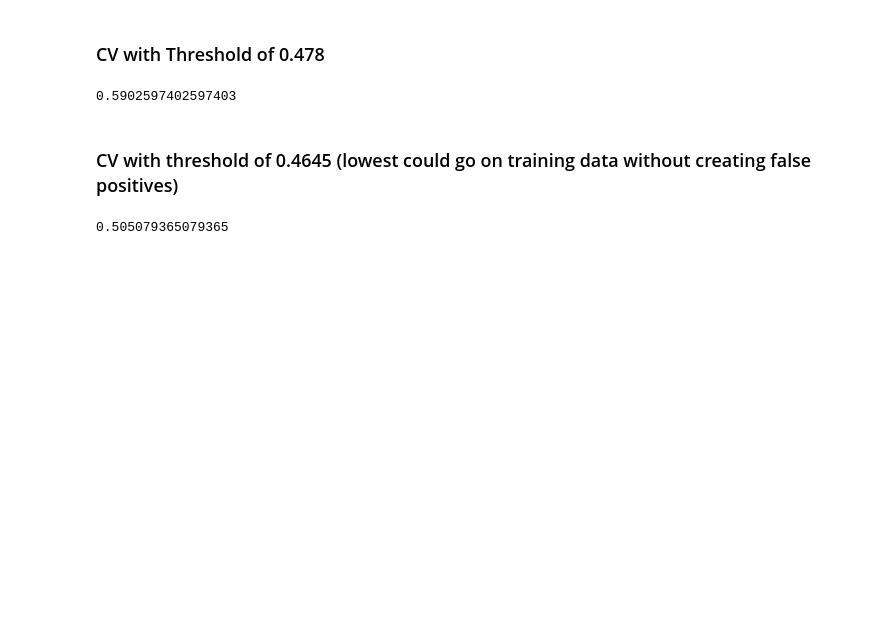
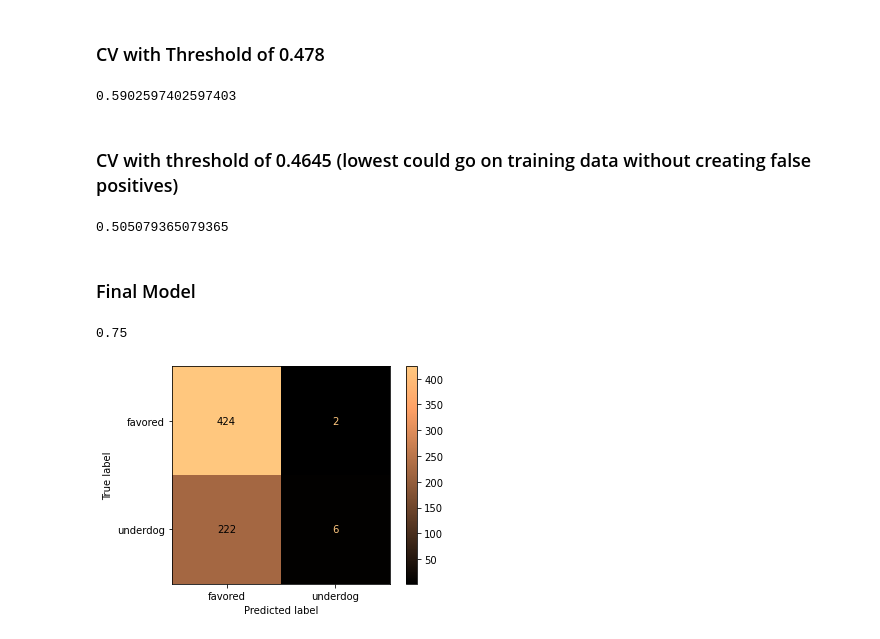
Before and after one commit to Ben-Gilbert333/Predicting_UFC_Winners, a Jupyter notebook: scratch_notebooks/scratch_notebook3.ipynb, the cells around one changed output. Saved outputs shown, nothing was run; the diff lists cells and outputs as text; code cells hidden in the pictures; blank space fills up the shorter version.

Commit message:
deleted unused pickles, created images folder, explored final model in scratch nb

```diff
--- a/scratch_notebooks/scratch_notebook3.ipynb
+++ b/scratch_notebooks/scratch_notebook3.ipynb
@@ -1653,3 +1631,15 @@ thresh_scorer = make_scorer(threshold_score, needs_proba=True, thresh=custom_thr
 cross_val_score(sc_pipe, X_train, y_train, cv=5, scoring=thresh_scorer, n_jobs=3).mean()
 # %% [output]
 0.505079365079365
+# %% [markdown]
+### Final Model
+# %%
+y_pred = sc_pipe.predict(X_test)
+precision_score(y_test, y_pred, pos_label='underdog')
+# %% [output]
+0.75
+# %%
+cf = confusion_matrix(y_test, y_pred)
+ConfusionMatrixDisplay(cf, display_labels=['favored', 'underdog']).plot(cmap=plt.cm.copper);
+# %% [output]
+[figure, added]
```
Also changed, not shown: parts of 21 cells of this notebook, 8 other files.
